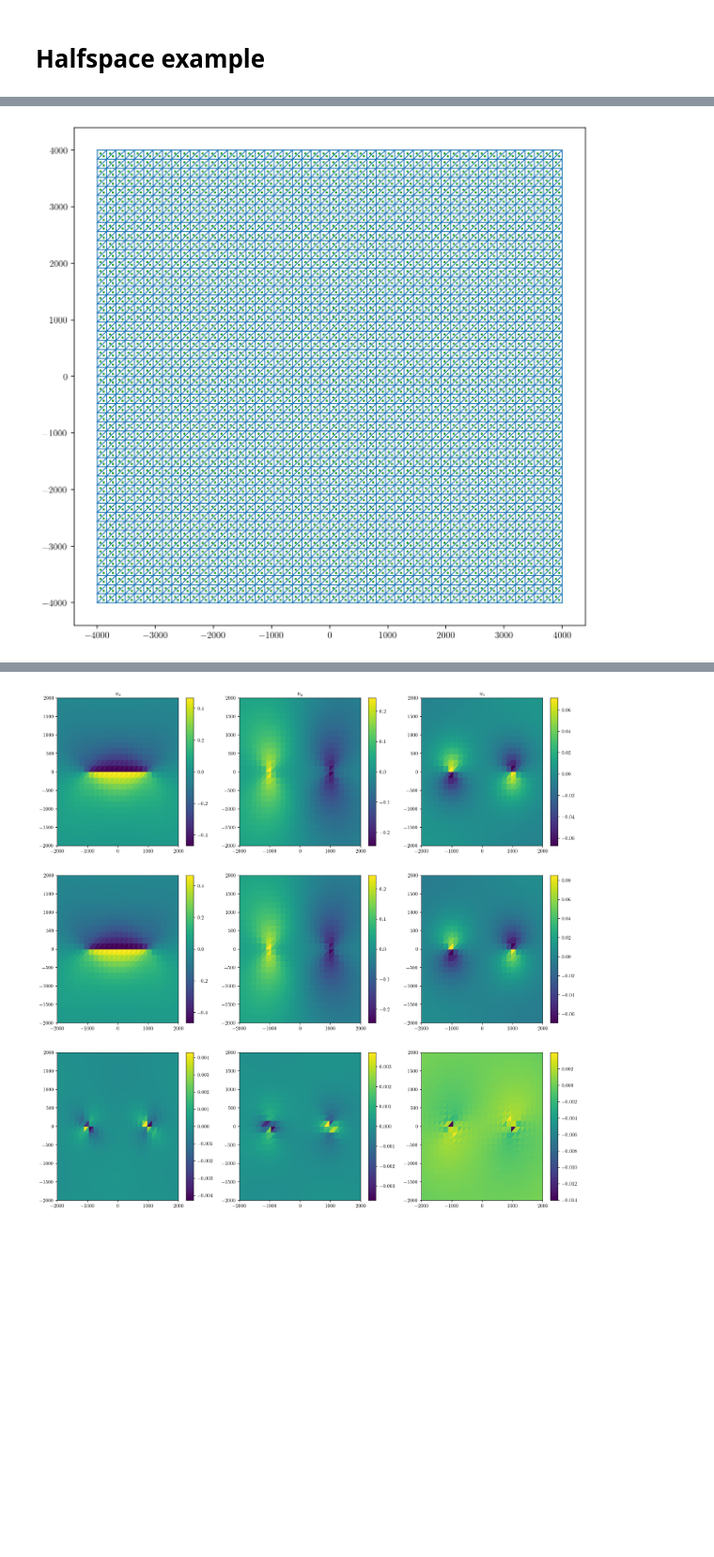
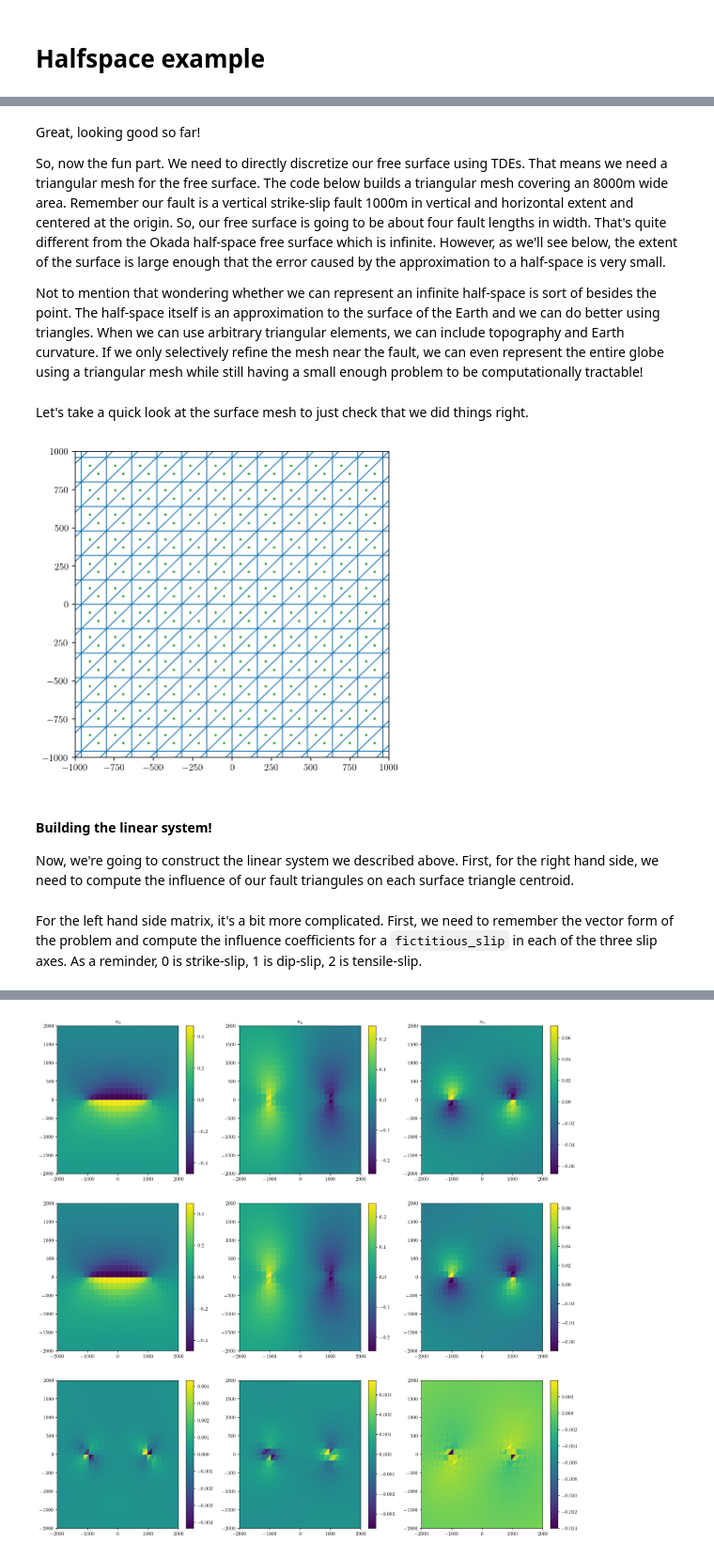
Before and after one commit to tbenthompson/tectosaur2, a Jupyter notebook: sa_tdes.ipynb, the cells around one changed output, grey strips where cells are left out. Shown at 94% size. Drawn from its saved outputs; the diff is of its cells as text; code cells hidden in the pictures; blank space fills up the shorter version.

```diff
--- a/sa_tdes.ipynb
+++ b/sa_tdes.ipynb
@@ -78,3 +202,9 @@ plt.show()
+# %% [markdown]
+Great, looking good so far!
+
+So, now the fun part. We need to directly discretize our free surface using TDEs. That means we need a triangular mesh for the free surface. The code below builds a triangular mesh covering an 8000m wide area. Remember our fault is a vertical strike-slip fault 1000m in vertical and horizontal extent and centered at the origin. So, our free surface is going to be about four fault lengths in width. That's quite different from the Okada half-space free surface which is infinite. However, as we'll see below, the extent of the surface is large enough that the error caused by the approximation to a half-space is very small.
+
+Not to mention that wondering whether we can represent an infinite half-space is sort of besides the point. The half-space itself is an approximation to the surface of the Earth and we can do better using triangles. When we can use arbitrary triangular elements, we can include topography and Earth curvature. If we only selectively refine the mesh near the fault, we can even represent the entire globe using a triangular mesh while still having a small enough problem to be computationally tractable!
 # %%
 surf_L = 4000
 n_els_per_dim = 50
@@ -96,14 +226,20 @@ for i in range(n_els_per_dim):
             [idx(i, j), idx(i + 1, j + 1), idx(i, j + 1)]
         )
 surf_tris = np.array(surf_tris, dtype=np.int64)
-# %%
-surf_tri_pts = surf_pts[surf_tris]
-surf_centers = np.mean(surf_tri_pts, axis = 1)
+# %% [markdown]
+Let's take a quick look at the surface mesh to just check that we did things right.
 # %%
-plt.figure(figsize = (10, 10))
+surf_centroids = np.mean(surf_tri_pts, axis = 1)
+plt.figure(figsize = (6, 6))
 plt.triplot(surf_pts[:, 0], surf_pts[:, 1], surf_tris, linewidth = 1.0)
 plt.plot(surf_centers[:, 0], surf_centers[:, 1], '.', markersize=3)
+plt.xlim([-1000, 1000])
+plt.ylim([-1000, 1000])
 plt.show()
 # %% [output]
-[figure, old version]
+[figure, new version]
+# %% [markdown]
+#### **Building the linear system!**
+
+Now, we're going to construct the linear system we described above. First, for the right hand side, we need to compute the influence of our fault triangules on each surface triangle centroid.
 # %%
@@ -111,3 +248,5 @@ fault_surf_mat = disp_all_pairs(surf_centers, fault_pts[fault_tris], slip, 0.25)
+# %% [markdown]
+For the left hand side matrix, it's a bit more complicated. First, we need to remember the vector form of the problem and compute the influence coefficients for a `fictitious_slip` in each of the three slip axes. As a reminder, 0 is strike-slip, 1 is dip-slip, 2 is tensile-slip.
 # %%
 surf_surf_mats = []
 for d in range(3):
```
Also changed, not shown: parts of 52 cells of this notebook.
